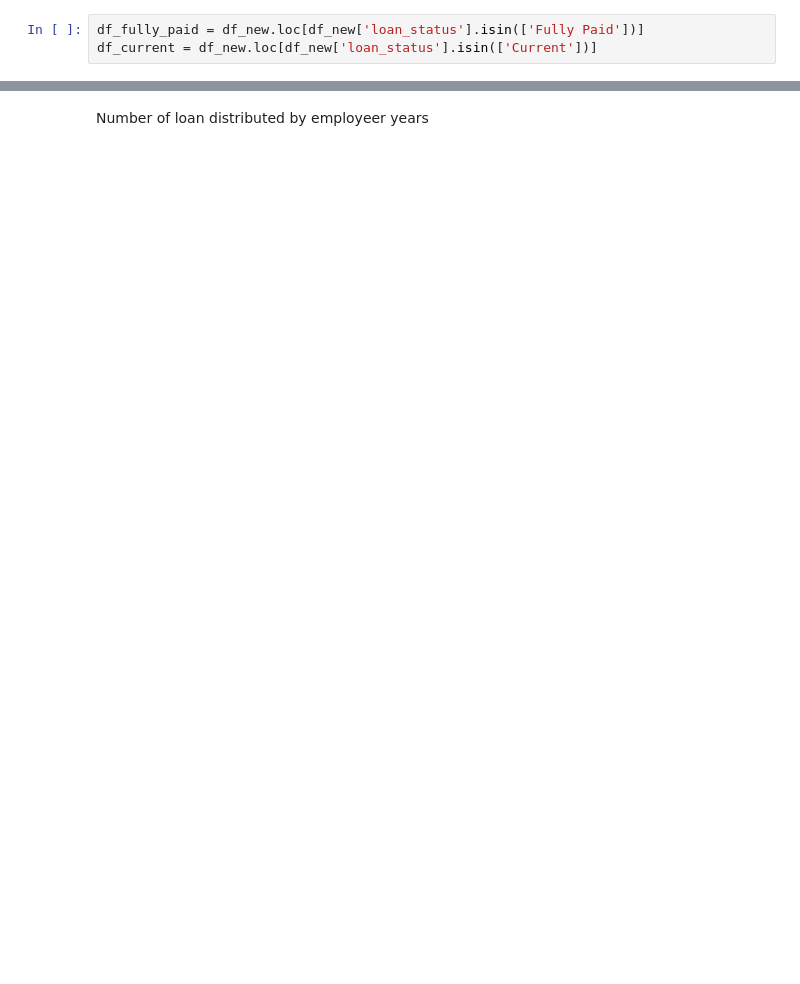
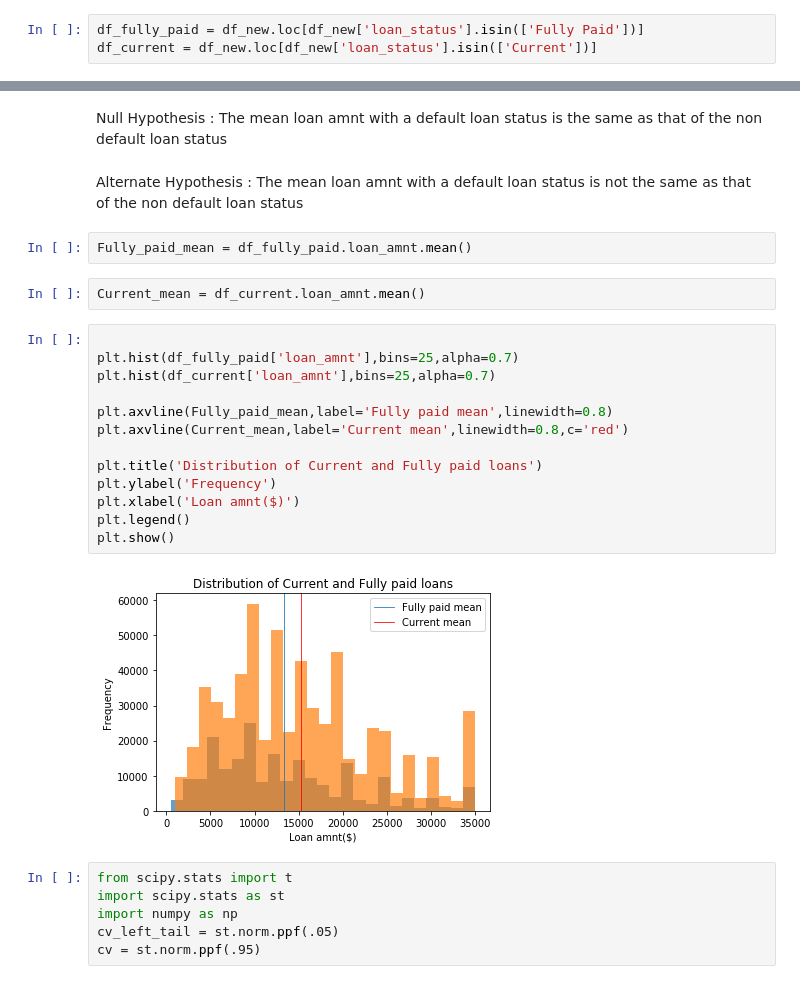
Before and after one commit to archanaravi21/Statistical-Inference, a Jupyter notebook: Statistical Data Analysis .ipynb, the cells around one changed output, grey strips where cells are left out. Drawn from its saved outputs; the diff is of its cells as text; blank space fills up the shorter version.

```diff
--- a/Statistical Data Analysis .ipynb
+++ b/Statistical Data Analysis .ipynb
@@ -176,2 +105,29 @@ plt.show()
-# %% [markdown]
-Number of loan distributed by employeer years
+# %% [markdown]
+Null Hypothesis : The mean loan amnt with a default loan status is the same as that of the non default loan status
+# %% [markdown]
+Alternate Hypothesis : The mean loan amnt with a default loan status is not the same as that of the non default loan status
+# %%
+Fully_paid_mean = df_fully_paid.loan_amnt.mean()
+# %%
+Current_mean = df_current.loan_amnt.mean()
+# %%
+
+plt.hist(df_fully_paid['loan_amnt'],bins=25,alpha=0.7)
+plt.hist(df_current['loan_amnt'],bins=25,alpha=0.7)
+
+plt.axvline(Fully_paid_mean,label='Fully paid mean',linewidth=0.8)
+plt.axvline(Current_mean,label='Current mean',linewidth=0.8,c='red')
+
+plt.title('Distribution of Current and Fully paid loans')
+plt.ylabel('Frequency')
+plt.xlabel('Loan amnt($)')
+plt.legend()
+plt.show()
+# %% [output]
+[figure, added]
+# %%
+from scipy.stats import t
+import scipy.stats as st
+import numpy as np
+cv_left_tail = st.norm.ppf(.05)
+cv = st.norm.ppf(.95)
```
Also changed, not shown: parts of 44 cells of this notebook.
